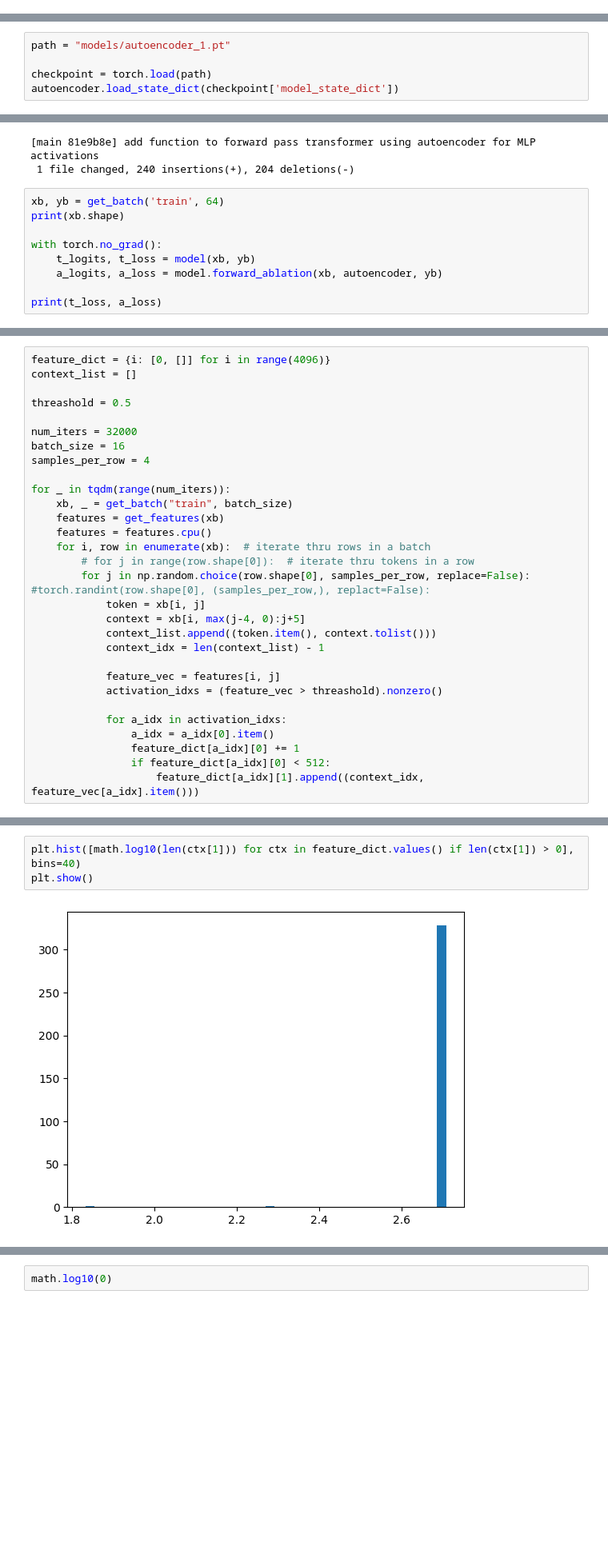
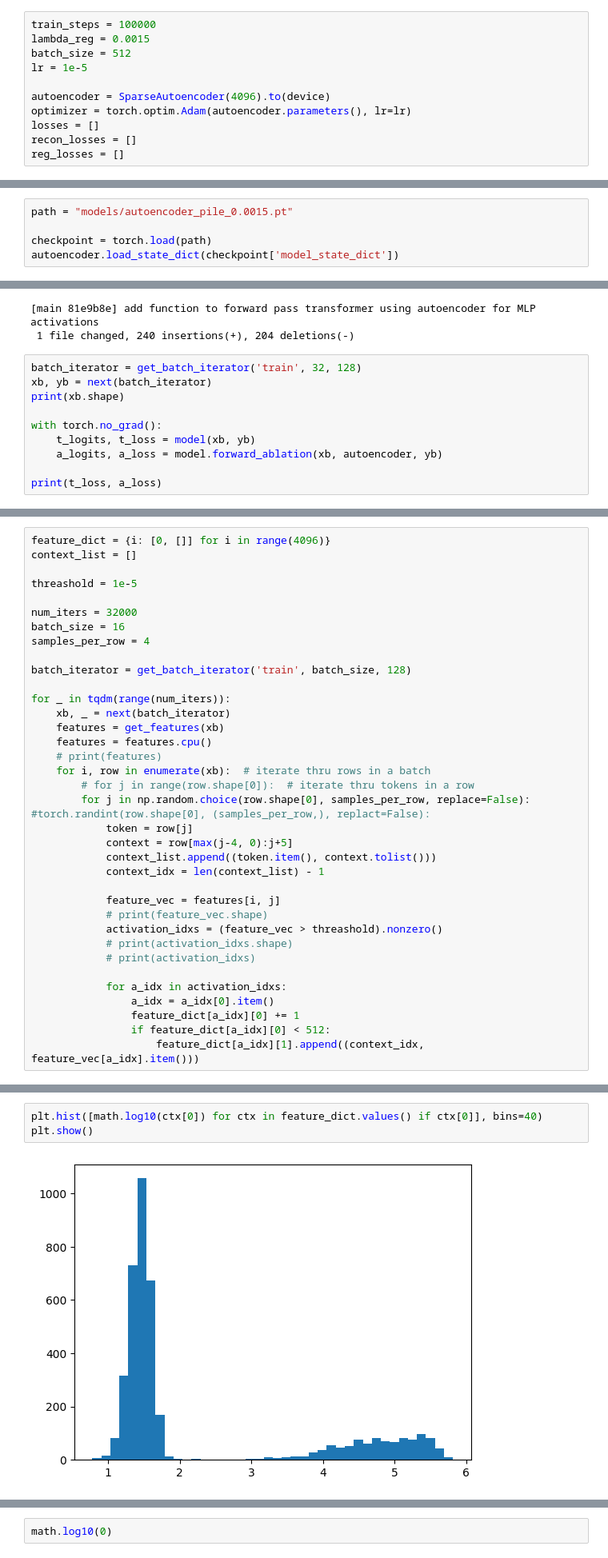
Before and after one commit to jnward/monosemanticity-repro, a Jupyter notebook: transformer_pile.ipynb, the cells around one changed output, grey strips where cells are left out. Shown at 80% size. Drawn from its saved outputs; the diff is of its cells as text; blank space fills up the shorter version.

```diff
--- a/transformer_pile.ipynb
+++ b/transformer_pile.ipynb
@@ -568,0 +572,11 @@ if not os.path.exists(path):
+# %%
+train_steps = 100000
+lambda_reg = 0.0015
+batch_size = 512
+lr = 1e-5
+
+autoencoder = SparseAutoencoder(4096).to(device)
+optimizer = torch.optim.Adam(autoencoder.parameters(), lr=lr)
+losses = []
+recon_losses = []
+reg_losses = []
@@ -569,5 +642,5 @@ if not os.path.exists(path):
 # %%
-path = "models/autoencoder_1.pt"
+path = "models/autoencoder_pile_0.0015.pt"
 
 checkpoint = torch.load(path)
 autoencoder.load_state_dict(checkpoint['model_state_dict'])
@@ -671,7 +746,8 @@ tensor(528, device='mps:0')
 [main 81e9b8e] add function to forward pass transformer using autoencoder for MLP activations
  1 file changed, 240 insertions(+), 204 deletions(-)
 # %%
-xb, yb = get_batch('train', 64)
+batch_iterator = get_batch_iterator('train', 32, 128)
+xb, yb = next(batch_iterator)
 print(xb.shape)
 
 with torch.no_grad():
@@ -697,26 +773,32 @@ torch.Size([128, 128, 4096]) torch.Size([128, 128])
 feature_dict = {i: [0, []] for i in range(4096)}
 context_list = []
 
-threashold = 0.5
+threashold = 1e-5
 
 num_iters = 32000
 batch_size = 16
 samples_per_row = 4
 
+batch_iterator = get_batch_iterator('train', batch_size, 128)
+
 for _ in tqdm(range(num_iters)):
-    xb, _ = get_batch("train", batch_size)
+    xb, _ = next(batch_iterator)
     features = get_features(xb)
     features = features.cpu()
+    # print(features)
     for i, row in enumerate(xb):  # iterate thru rows in a batch
         # for j in range(row.shape[0]):  # iterate thru tokens in a row
         for j in np.random.choice(row.shape[0], samples_per_row, replace=False):  #torch.randint(row.shape[0], (samples_per_row,), replact=False):
-            token = xb[i, j]
-            context = xb[i, max(j-4, 0):j+5]
+            token = row[j]
+            context = row[max(j-4, 0):j+5]
             context_list.append((token.item(), context.tolist()))
             context_idx = len(context_list) - 1
 
             feature_vec = features[i, j]
+            # print(feature_vec.shape)
             activation_idxs = (feature_vec > threashold).nonzero()
+            # print(activation_idxs.shape)
+            # print(activation_idxs)
 
             for a_idx in activation_idxs:
                 a_idx = a_idx[0].item()
@@ -730,6 +813,6 @@ sum([len(l[1]) > 1 for l in feature_dict.values()])
 # %%
-plt.hist([math.log10(len(ctx[1])) for ctx in feature_dict.values() if len(ctx[1]) > 0], bins=40)
+plt.hist([math.log10(ctx[0]) for ctx in feature_dict.values() if ctx[0]], bins=40)
 plt.show()
 # %% [output]
-[figure, old version]
+[figure, new version]
 # %%
```
Also changed, not shown: parts of 37 cells of this notebook, 1 other file.
